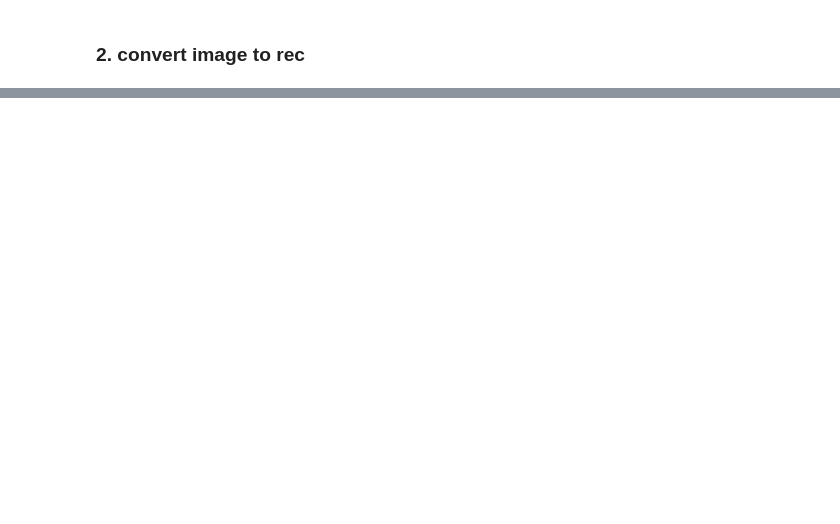
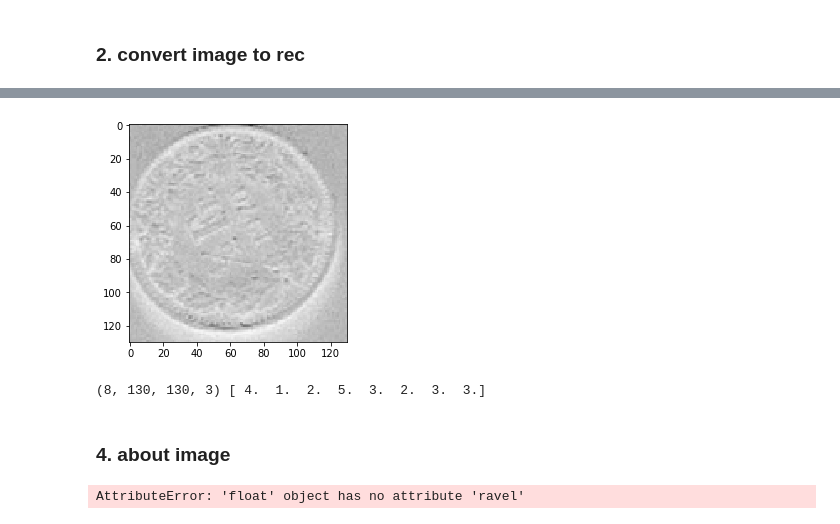
Before and after one commit to yinglang/CoinCount, a Jupyter notebook: data_prepare/data_prepare.ipynb, the cells around one changed output, grey strips where cells are left out. Cells and saved outputs as stored; diff of their text form; code cells hidden in the pictures; blank space fills up the shorter version.

```diff
--- a/data_prepare/data_prepare.ipynb
+++ b/data_prepare/data_prepare.ipynb
@@ -55,0 +120,14 @@ Creating .rec file from /root/Workspace/github/CionCount/dataset/swiss-coins/rec
+# %%
+train_data_rec_idx.reset()
+for i, batch in enumerate(train_data_rec_idx):
+    data = batch.data[0].transpose((0, 2, 3, 1)).asnumpy()
+    label = batch.label[0]
+    plt.imshow(data[0])
+    plt.show()
+    print data.shape, label.asnumpy()
+    break
+# %% [output]
+[figure, added]
+(8, 130, 130, 3) [ 4.  1.  2.  5.  3.  2.  3.  3.]
+# %% [markdown]
+### 4. about image
@@ -55,0 +136,5 @@ Creating .rec file from /root/Workspace/github/CionCount/dataset/swiss-coins/rec
+# %%
+train_data_rec = image.ImageDetIter(batch_size=8, data_shape=(3, 130, 130),  # load rec in memory
+                path_imgrec=rec_dir+"swiss_train.rec")
+# %% [output]
+AttributeError: 'float' object has no attribute 'ravel'
```
Also changed, not shown: parts of 13 cells of this notebook.
